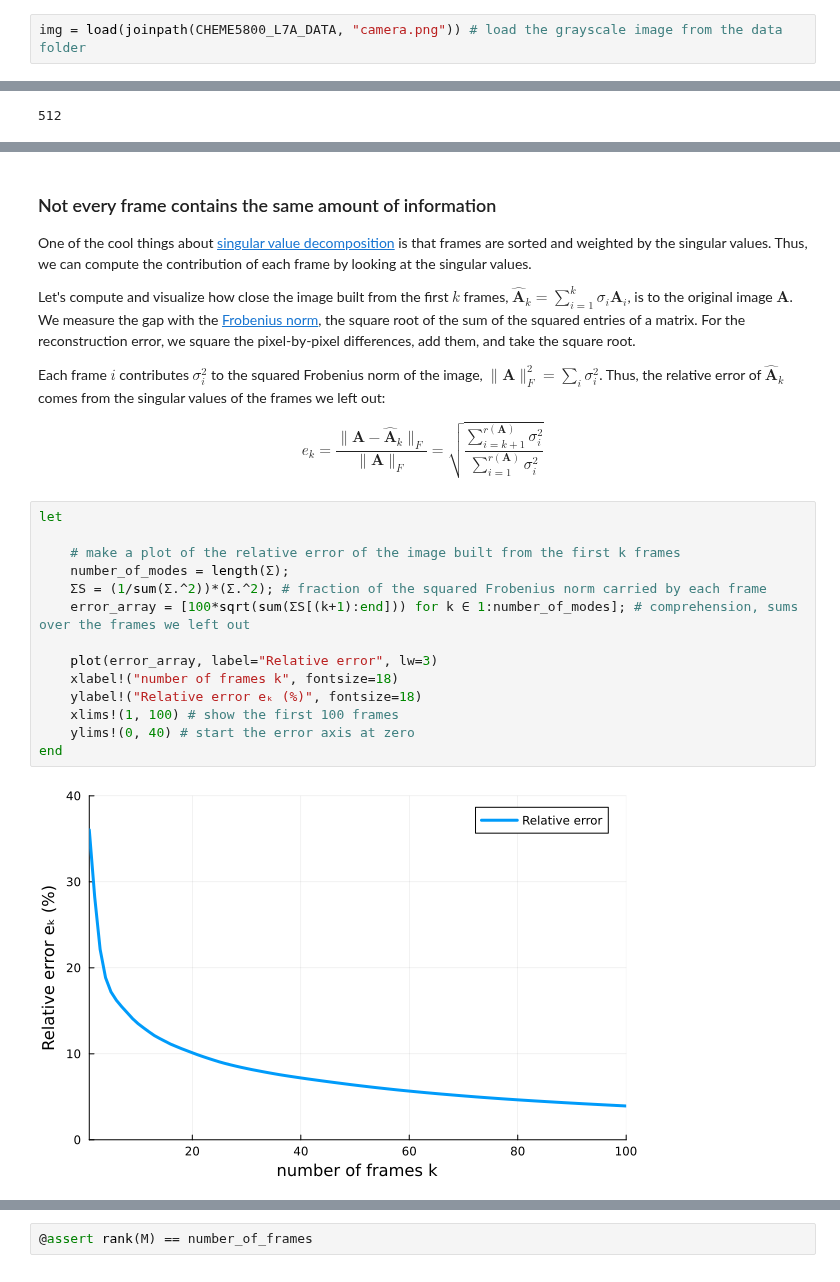
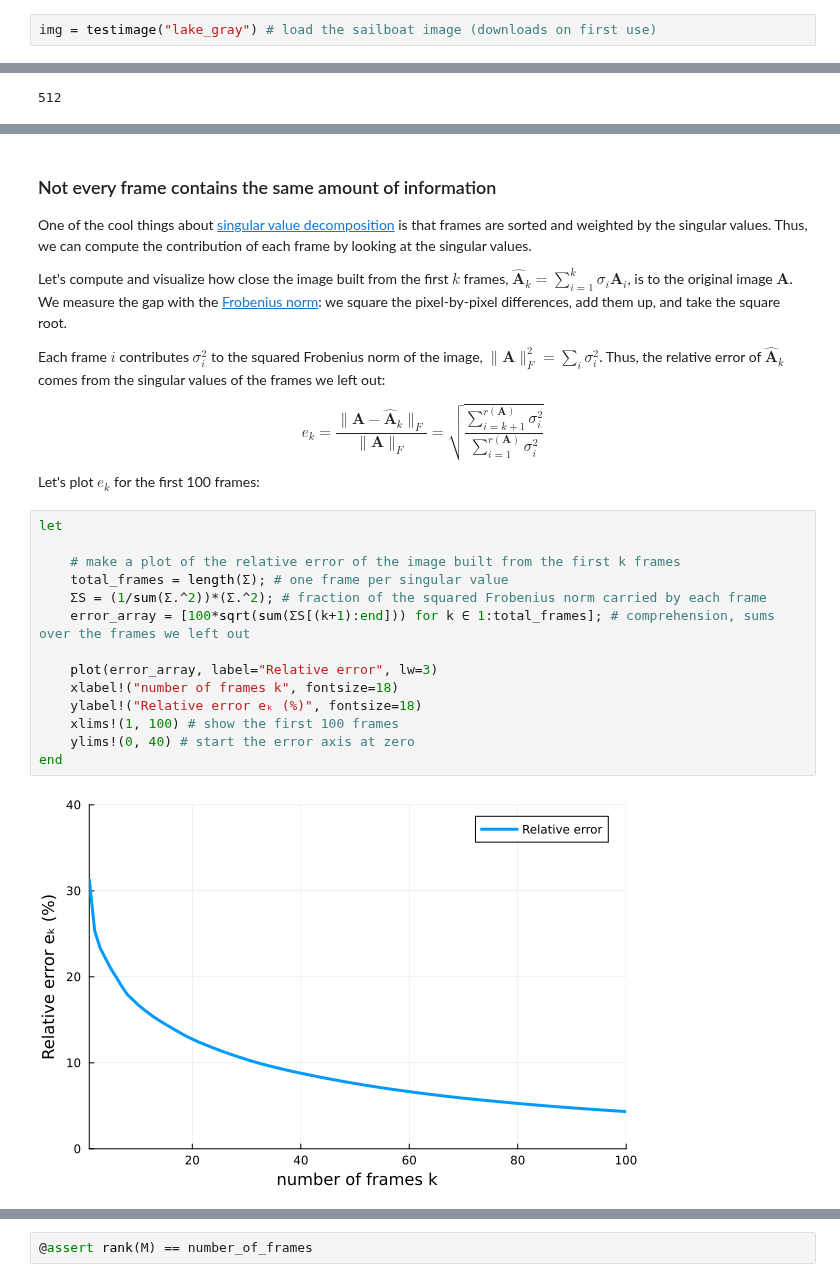
Before and after one commit to varnerlab/CHEME-5800-CourseRepository-Fall-2026, a Jupyter notebook: weeks/week-07/L7a/CHEME-5800-L7a-Example-FunWithSVD-Fall-2026.ipynb, the cells around one changed output, grey strips where cells are left out. Cells and saved outputs as stored; diff of their text form.

```diff
--- a/weeks/week-07/L7a/CHEME-5800-L7a-Example-FunWithSVD-Fall-2026.ipynb
+++ b/weeks/week-07/L7a/CHEME-5800-L7a-Example-FunWithSVD-Fall-2026.ipynb
@@ -33,3 +39,3 @@ Load the `camera.png` image using [the `load(...)` function](https://juliaio.git
 # %%
-img = load(joinpath(CHEME5800_L7A_DATA, "camera.png")) # load the grayscale image from the data folder
+img = testimage("lake_gray") # load the sailboat image (downloads on first use)
 # %% [output]
@@ -203,27 +210,29 @@ R = rank(image_array)
 ### Not every frame contains the same amount of information
 One of the cool things about [singular value decomposition](https://en.wikipedia.org/wiki/Singular_value_decomposition) is that frames are sorted and weighted by the singular values. Thus, we can compute the contribution of each frame by looking at the singular values.
 
-Let's compute and visualize how close the image built from the first $k$ frames, $\hat{\mathbf{A}}_{k}=\sum_{i=1}^{k}\sigma_{i}\mathbf{A}_{i}$, is to the original image $\mathbf{A}$. We measure the gap with the [Frobenius norm](https://en.wikipedia.org/wiki/Matrix_norm#Frobenius_norm), the square root of the sum of the squared entries of a matrix. For the reconstruction error, we square the pixel-by-pixel differences, add them, and take the square root.
+Let's compute and visualize how close the image built from the first $k$ frames, $\hat{\mathbf{A}}_{k}=\sum_{i=1}^{k}\sigma_{i}\mathbf{A}_{i}$, is to the original image $\mathbf{A}$. We measure the gap with the [Frobenius norm](https://en.wikipedia.org/wiki/Matrix_norm#Frobenius_norm): we square the pixel-by-pixel differences, add them up, and take the square root.
 
 Each frame $i$ contributes $\sigma_{i}^{2}$ to the squared Frobenius norm of the image, $\|\mathbf{A}\|_{F}^{2}=\sum_{i}\sigma_{i}^{2}$. Thus, the relative error of $\hat{\mathbf{A}}_{k}$ comes from the singular values of the frames we left out:
 
 $$
 e_{k} = \frac{\|\mathbf{A}-\hat{\mathbf{A}}_{k}\|_{F}}{\|\mathbf{A}\|_{F}} = \sqrt{\frac{\sum_{i=k+1}^{r(\mathbf{A})}\sigma_{i}^{2}}{\sum_{i=1}^{r(\mathbf{A})}\sigma_{i}^{2}}}
 $$
+
+Let's plot $e_{k}$ for the first 100 frames:
 # %%
 let
 
     # make a plot of the relative error of the image built from the first k frames
-    number_of_modes = length(Σ);
+    total_frames = length(Σ); # one frame per singular value
     ΣS = (1/sum(Σ.^2))*(Σ.^2); # fraction of the squared Frobenius norm carried by each frame
-    error_array = [100*sqrt(sum(ΣS[(k+1):end])) for k ∈ 1:number_of_modes]; # comprehension, sums over the frames we left out
+    error_array = [100*sqrt(sum(ΣS[(k+1):end])) for k ∈ 1:total_frames]; # comprehension, sums over the frames we left out
 
     plot(error_array, label="Relative error", lw=3)
     xlabel!("number of frames k", fontsize=18)
     ylabel!("Relative error eₖ (%)", fontsize=18)
     xlims!(1, 100) # show the first 100 frames
     ylims!(0, 40) # start the error axis at zero
 end
 # %% [output]
-[figure, old version]
+[figure, new version]
 # %% [markdown]
```
Also changed, not shown: parts of 26 cells of this notebook, 14 other files.
